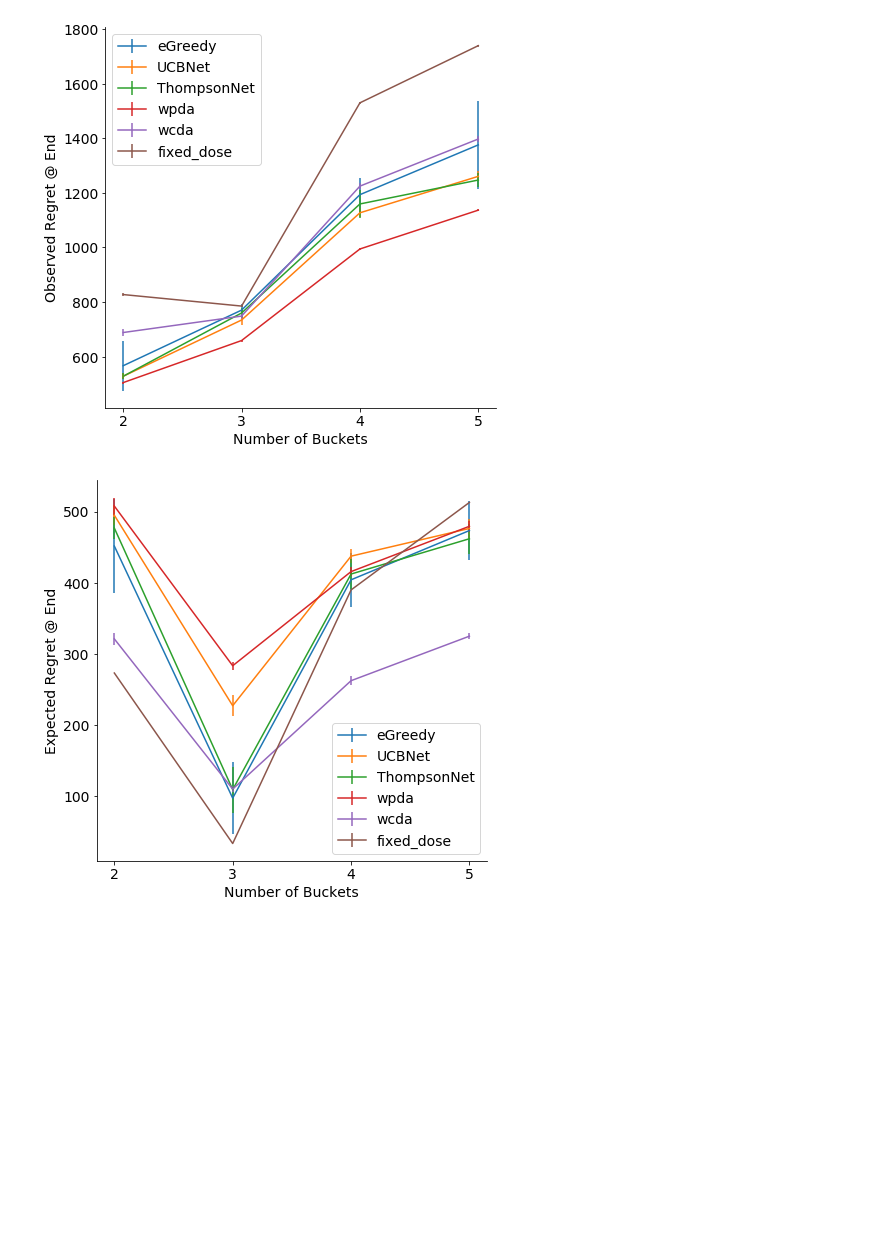
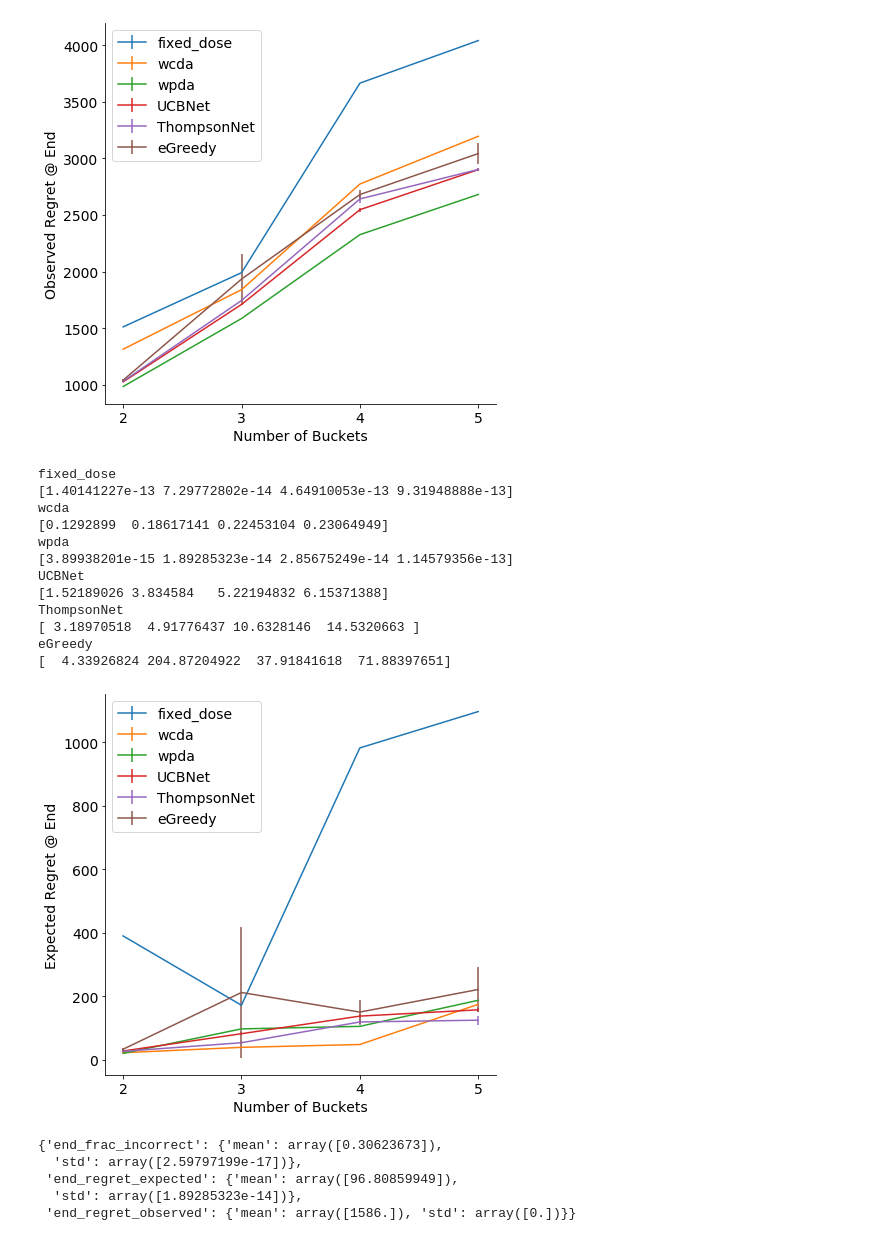
Before and after one commit to camiloaruiz/rl-warfarin, a Jupyter notebook: Bucket Plots.ipynb, the cells around one changed output. Drawn from its saved outputs; the diff is of its cells as text; code cells hidden in the pictures; blank space fills up the shorter version.

Commit message:
Final bucket plots.

```diff
--- a/Bucket Plots.ipynb
+++ b/Bucket Plots.ipynb
@@ -1,12 +1,36 @@
 # %%
 from IPython.core.display import display, HTML
 display(HTML("<style>.container { width:95% !important; }</style>"))
+# %%
+# python main.py --model fixed_dose
+name1 = "model=fixed_dose__bin_weekly_dose=3__bound_constant=2.0__num_force=1__num_force_TH=0__R=0.0005__delta=0.1__epsilon=0.14476482730108395__num_trials=20__e_0=0.1__e_scale=1.0__feature_group=0__nan_val_0=False"
+name1 = "model=fixed_dose__bin_weekly_dose=3__bound_constant=1.0__num_force=1__num_force_TH=0__R=0.0005__delta=0.1__epsilon=0.14476482730108395__num_trials=20__e_0=0.1__e_scale=1.0__feature_group=0__nan_val_0=False"
+
+# python main.py --model wcda
+name2 ="model=wcda__bin_weekly_dose=3__bound_constant=1.0__num_force=1__num_force_TH=0__R=0.0005__delta=0.1__epsilon=0.14476482730108395__num_trials=20__e_0=0.1__e_scale=1.0__feature_group=0__nan_val_0=False"
+# python main.py --model wpda
+name3 ="model=wpda__bin_weekly_dose=3__bound_constant=1.0__num_force=1__num_force_TH=0__R=0.0005__delta=0.1__epsilon=0.14476482730108395__num_trials=20__e_0=0.1__e_scale=1.0__feature_group=0__nan_val_0=False"
+
+# # python main.py --model fixed_dose --nan_val_0
+# name4 ="model=fixed_dose__bin_weekly_dose=3__bound_constant=2.0__num_force=1__num_force_TH=0__R=0.0005__delta=0.1__epsilon=0.14476482730108395__num_trials=20__e_0=0.1__e_scale=1.0__feature_group=0__nan_val_0=True"
+# # python main.py --model wcda  --nan_val_0
+# name5 ="model=wcda__bin_weekly_dose=3__bound_constant=2.0__num_force=1__num_force_TH=0__R=0.0005__delta=0.1__epsilon=0.14476482730108395__num_trials=20__e_0=0.1__e_scale=1.0__feature_group=0__nan_val_0=True"
+# # python main.py --model wpda  --nan_val_0
+# name6 ="model=wpda__bin_weekly_dose=3__bound_constant=2.0__num_force=1__num_force_TH=0__R=0.0005__delta=0.1__epsilon=0.14476482730108395__num_trials=20__e_0=0.1__e_scale=1.0__feature_group=0__nan_val_0=True"
+
+
+# python main.py --model UCBNet --bound_constant 1 --feature_group 0
+name7 ="model=UCBNet__bin_weekly_dose=3__bound_constant=1.0__num_force=1__num_force_TH=0__R=0.0005__delta=0.1__epsilon=0.14476482730108395__num_trials=20__e_0=0.1__e_scale=1.0__feature_group=0__nan_val_0=False"
+# python main.py --model ThompsonNet --R 0.0005 --feature_group 0
+name8 ="model=ThompsonNet__bin_weekly_dose=3__bound_constant=1.0__num_force=1__num_force_TH=0__R=0.0005__delta=0.1__epsilon=0.14476482730108395__num_trials=20__e_0=0.1__e_scale=1.0__feature_group=0__nan_val_0=False"
+# python main.py --model eGreedy --e_0 0.1 --e_scale 1.0  --feature_group 0
+name9 ="model=eGreedy__bin_weekly_dose=3__bound_constant=1.0__num_force=1__num_force_TH=0__R=0.0005__delta=0.1__epsilon=0.14476482730108395__num_trials=20__e_0=0.1__e_scale=1.0__feature_group=0__nan_val_0=False"
 # %%
 from plot import *
 # %%
 def append_mean_std(inp_data_array, inp_mean_array, inp_std_array):
     inp_mean_array = np.append(inp_mean_array, np.mean(inp_data_array))
-    inp_std_array = np.append(inp_std_array, np.std(inp_data_array))
+    inp_std_array = np.append(inp_std_array, 2.093*np.std(inp_data_array)/float(np.sqrt(20)))
     return inp_mean_array, inp_std_array
 # %%
 def get_model2bin_weekly_dose2metric2statistic2array(model2bin_weekly_dose2data, ix = 2300):
@@ -48,0 +71,4 @@ model2bin_weekly_dose2data = get_model2bin_weekly_dose2data("data/buckets/")
+# %%
+model2bin_weekly_dose2data = get_model2bin_weekly_dose2data("/dfs/scratch1/caruiz/CS234/new/")
+for model, name in zip(["fixed_dose", "wcda", "wpda", "UCBNet", "ThompsonNet", "eGreedy"], [name1, name2, name3, name7, name8, name9]):
+    model2bin_weekly_dose2data[model]['3'] = load_(name, "data/")
@@ -49,3 +93,3 @@ model2bin_weekly_dose2data = get_model2bin_weekly_dose2data("data/buckets/")
 # %%
-model2bin_weekly_dose2metric2statistic2array = get_model2bin_weekly_dose2metric2statistic2array(model2bin_weekly_dose2data, ix = 2300)
+model2bin_weekly_dose2metric2statistic2array = get_model2bin_weekly_dose2metric2statistic2array(model2bin_weekly_dose2data, ix = 5178)
 # %% [output]
@@ -93,12 +117,14 @@ fontsize = 14
 for metric in ["end_frac_incorrect", "end_regret_observed", "end_regret_expected"]:
     fig = plt.figure(figsize=(7, 7))
     names = []
-    for model, bin_weekly_dose2metric2statistic2array in model2bin_weekly_dose2metric2statistic2array.items():
+    for model in ["fixed_dose", "wcda", "wpda", "UCBNet", "ThompsonNet", "eGreedy"]:
+        bin_weekly_dose2metric2statistic2array = model2bin_weekly_dose2metric2statistic2array[model]
         if not(model in ["UCBDNet", "eGreedyD", "ThompsonDNet"]):
             x = np.sort([int(i) for i in bin_weekly_dose2metric2statistic2array.keys() if not(i == "1")])
             y, y_err = create_y_yerr(bin_weekly_dose2metric2statistic2array, metric)
             names.append(model)
-
+            print(model)
+            print(y_err)
             plt.errorbar(x, y, y_err)
 
     # Title, Axes, Tick Marks, Legend
@@ -113,6 +139,6 @@ for metric in ["end_frac_incorrect", "end_regret_observed", "end_regret_expected
     ax = plt.gca()
     sns.despine(right = True, top = True)
     ax.xaxis.set_major_locator(matplotlib.ticker.MultipleLocator(1))
-#     ax.yaxis.set_major_locator(matplotlib.ticker.MultipleLocator(1))
+    plt.savefig(metric + ".pdf", bbox_inches = "tight")
     plt.show()
 # %% [output]
@@ -120,2 +170,22 @@ for metric in ["end_frac_incorrect", "end_regret_observed", "end_regret_expected
-[figure, old version]
+[figure, new version]
+fixed_dose
+[1.40141227e-13 7.29772802e-14 4.64910053e-13 9.31948888e-13]
+wcda
+[0.1292899  0.18617141 0.22453104 0.23064949]
+wpda
+[3.89938201e-15 1.89285323e-14 2.85675249e-14 1.14579356e-13]
+UCBNet
+[1.52189026 3.834584   5.22194832 6.15371388]
+ThompsonNet
+[ 3.18970518  4.91776437 10.6328146  14.5320663 ]
+eGreedy
+[  4.33926824 204.87204922  37.91841618  71.88397651]
-[figure, old version]
+[figure, new version]
+# %%
+model2bin_weekly_dose2metric2statistic2array["wpda"]['3']
+# %% [output]
+{'end_frac_incorrect': {'mean': array([0.30623673]),
+  'std': array([2.59797199e-17])},
+ 'end_regret_expected': {'mean': array([96.80859949]),
+  'std': array([1.89285323e-14])},
+ 'end_regret_observed': {'mean': array([1586.]), 'std': array([0.])}}
```
Also changed, not shown: parts of 5 cells of this notebook, 2 other files.
